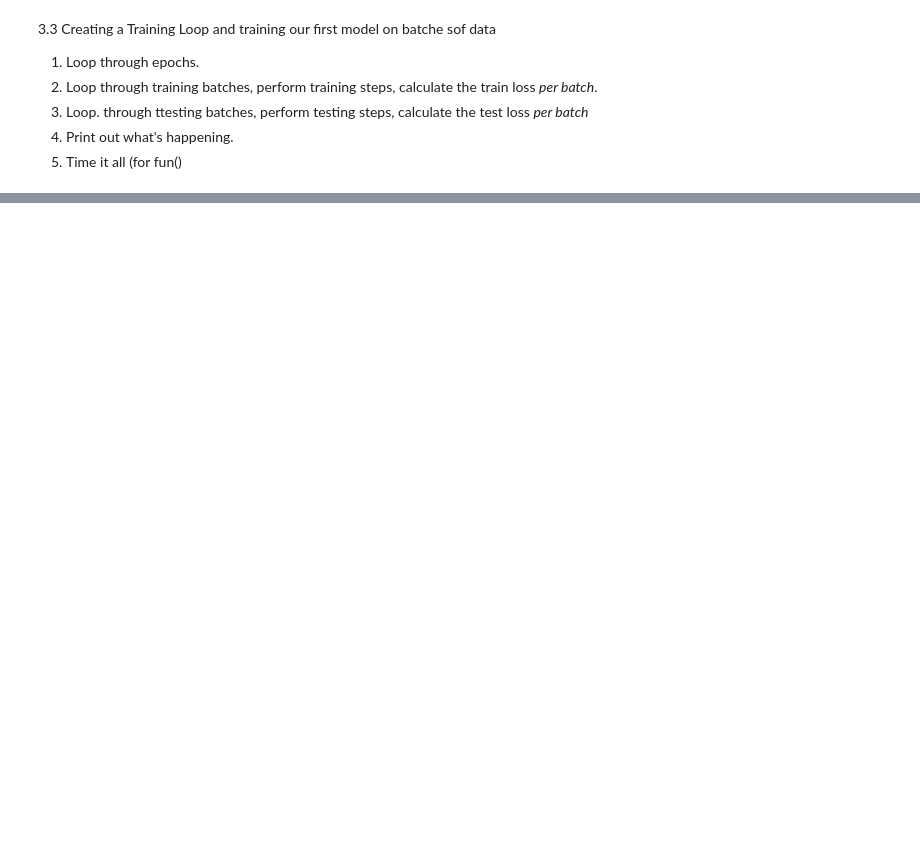
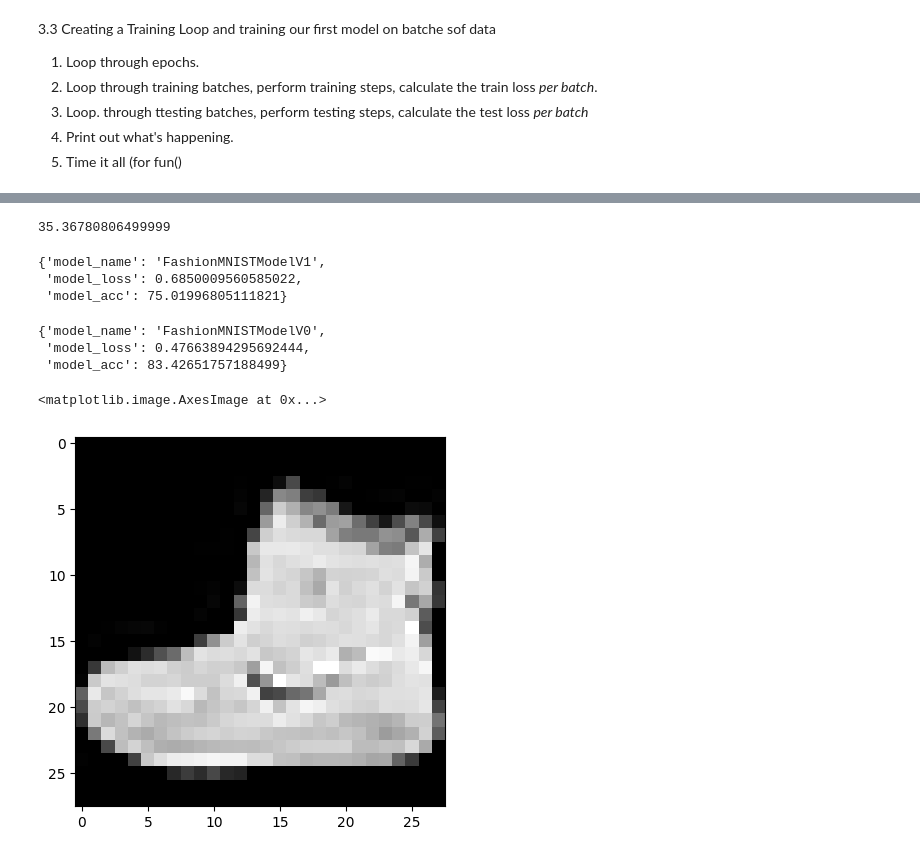
Before and after one commit to AZForest/PyTorchCourse, a Jupyter notebook: 03_pytorch_computer_vision.ipynb, the cells around one changed output, grey strips where cells are left out. Cells and saved outputs as stored; diff of their text form; code cells hidden in the pictures; blank space fills up the shorter version.

```diff
--- a/03_pytorch_computer_vision.ipynb
+++ b/03_pytorch_computer_vision.ipynb
@@ -469,0 +700,4 @@ KeyboardInterrupt:
+# %%
+total_train_time_model_0
+# %% [output]
+35.36780806499999
@@ -469,0 +735,22 @@ KeyboardInterrupt:
+# %%
+model_1_results = eval_model(model=model_1,
+                             data_loader=test_dataloader,
+                             loss_fn=loss_fn,
+                             accuracy_fn=accuracy_fn,
+                             device=device)
+model_1_results
+# %% [output]
+{'model_name': 'FashionMNISTModelV1',
+ 'model_loss': 0.6850009560585022,
+ 'model_acc': 75.01996805111821}
+# %%
+model_0_results
+# %% [output]
+{'model_name': 'FashionMNISTModelV0',
+ 'model_loss': 0.47663894295692444,
+ 'model_acc': 83.42651757188499}
+# %%
+plt.imshow(image.squeeze(), cmap="gray")
+# %% [output]
+<matplotlib.image.AxesImage at 0x...>
+[figure, added]
```
Also changed, not shown: parts of 70 cells of this notebook.
